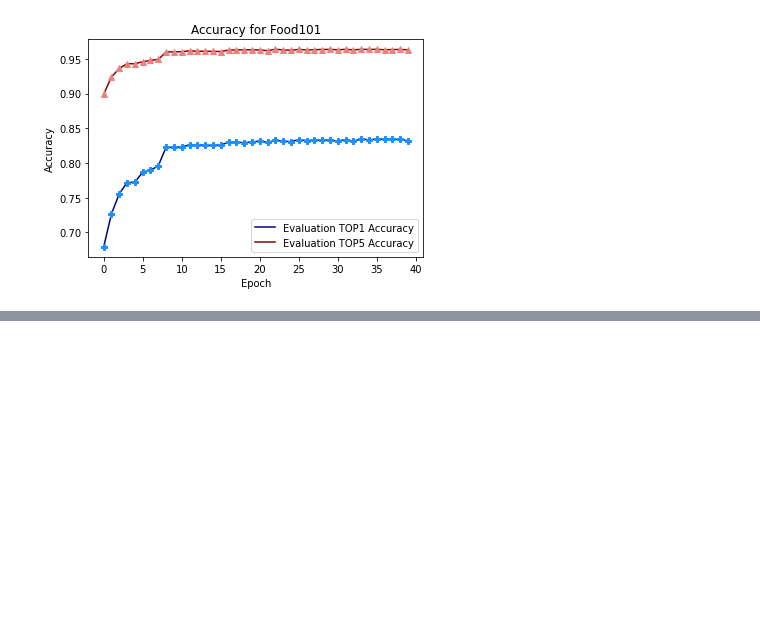
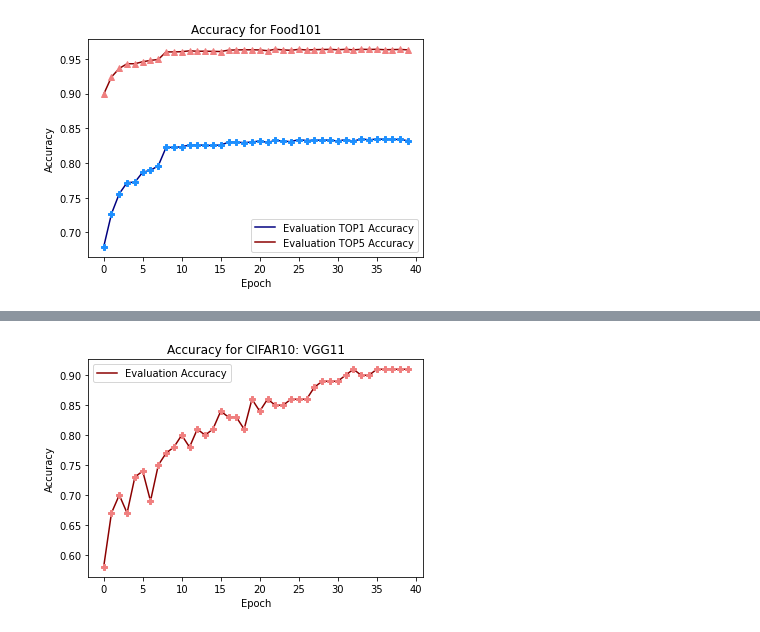
Before and after one commit to hwchen2017/resnet_food101_cifar10_pytorch, a Jupyter notebook: plot.ipynb, the cells around one changed output, grey strips where cells are left out. Cells and saved outputs as stored; diff of their text form; code cells hidden in the pictures; blank space fills up the shorter version.

```diff
--- a/plot.ipynb
+++ b/plot.ipynb
@@ -71,0 +72,19 @@ pyplot.show()
+# %%
+data = np.loadtxt("./result/cifar10_training_vgg11.txt")
+
+epoch = data[:, 0]
+train_loss = data[:, 1]
+evaluate_loss = data[:, 2]
+acc = data[:, 3]
+
+
+pyplot.plot(epoch, acc, color = 'darkred', label="Evaluation Accuracy")
+pyplot.plot(epoch, acc, 'P', color = 'lightcoral')
+pyplot.xlabel("Epoch")
+pyplot.ylabel("Accuracy")
+pyplot.legend()
+pyplot.title("Accuracy for CIFAR10: VGG11")
+pyplot.savefig("./images/cifar10_acc_vgg11.png", dpi = 200)
+pyplot.show()
+# %% [output]
+[figure, added]
```
Also changed, not shown: parts of 3 cells of this notebook, 6 other files.
